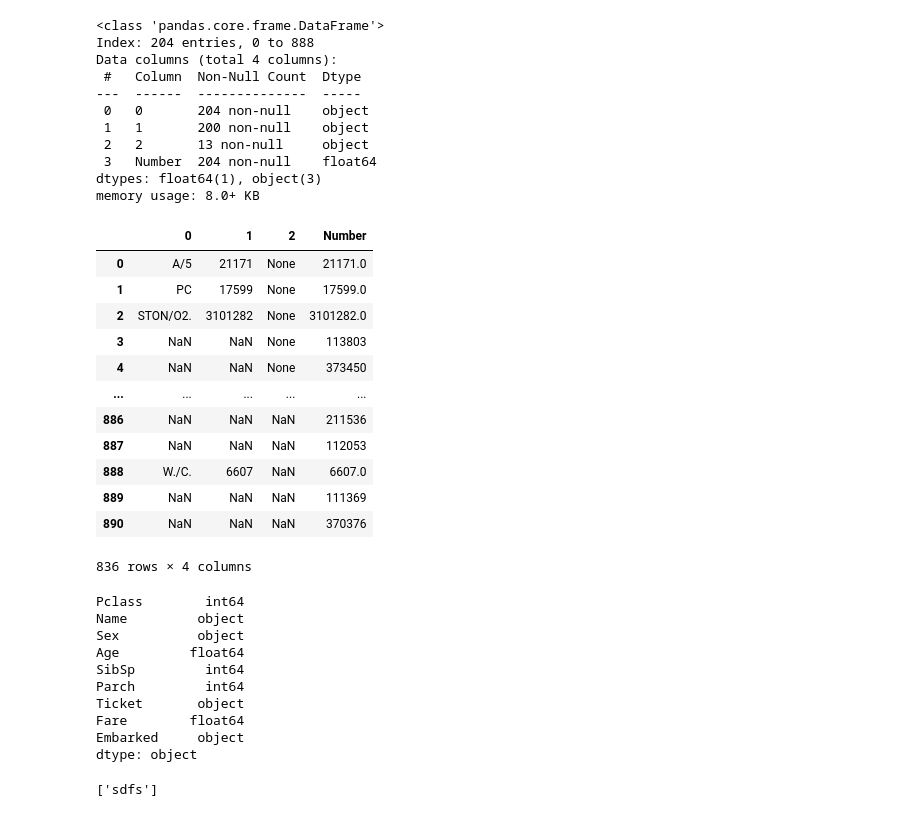
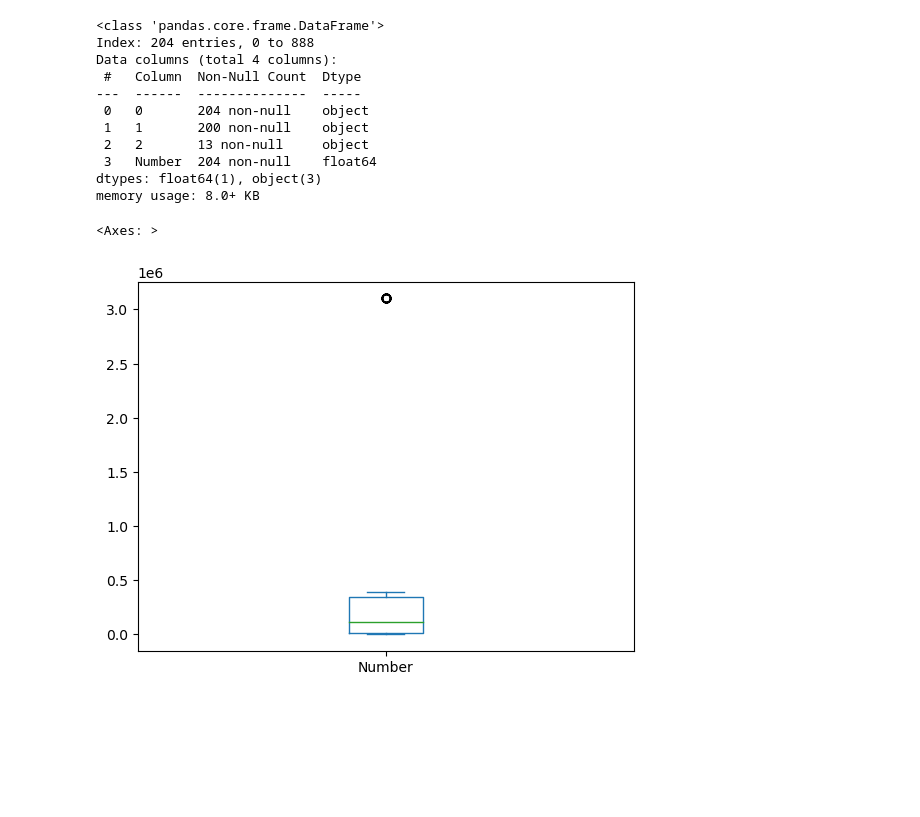
Before and after one commit to sydneycally-inclane-2812/titanic-survival-analysis, a Jupyter notebook: titanicSurvivalAnalysis.ipynb, the cells around one changed output. Cells and saved outputs as stored; diff of their text form; code cells hidden in the pictures; blank space fills up the shorter version.

Commit message:
Finished cleaning and visualizing data

```diff
--- a/titanicSurvivalAnalysis.ipynb
+++ b/titanicSurvivalAnalysis.ipynb
@@ -231,10 +245,12 @@ data_total1["Age"].plot(kind='hist', rwidth=0.8)
 <Axes: ylabel='Frequency'>
 [figure]
 # %%
-data_total1["Age"].fillna(data_total1["Age"].mean(), inplace=True)
-data_total1.drop("Cabin", axis=1, inplace=True)
-data_total1.dropna(subset = ["Embarked"], axis=0, inplace=True)
-data_total1.info()
+data_total1_df2 = data_total1_df1.copy()
+data_total1_df2["Age"] = data_total1_df1["Age"].fillna(data_total1_df1["Age"].mean())
+data_total1_df2 = data_total1_df2.drop("Cabin", axis=1)
+data_total1_df2 = data_total1_df2.dropna(subset = ["Embarked"], axis=0)
+data_total1_df2.info()
+data_total1_df2
 # %% [output]
 <class 'pandas.core.frame.DataFrame'>
 Index: 836 entries, 0 to 890
@@ -284,5 +300,6 @@ dtype: object
 # %%
-data_total1.sort_values(by="Ticket")
+data_total1_df3 = data_total1_df2.copy()
+data_total1_df3.sort_values(by="Ticket")
 # %% [output]
 |  | PassengerId | Survived | Pclass | Name | Sex | Age | SibSp | Parch | Ticket | Fare | ... |
 | 759 | 760 | 1.0 | 1 | Rothes, the Countess. of (Lucy No... | female | 33.000000 | 0 | 0 | 110152 | 86.500 | ... |
@@ -298,8 +315,8 @@ data_total1.sort_values(by="Ticket")
 | 540 | 541 | 1.0 | 1 | Crosby, Miss. Harriet R | female | 36.000000 | 0 | 2 | WE/P 5735 | 71.000 | ... |
 836 rows × 11 columns
 # %%
-separated = data_total1[data_total1["Ticket"].str.split(" ", expand=True)[0].str.isnumeric() == False]["Ticket"].str.split(" ", expand = True)
-whole_numbers =  data_total1[data_total1["Ticket"].str.split(" ", expand=True)[0].str.isnumeric() == True]["Ticket"].str.split(" ", expand = True)
+separated = data_total1_df3[data_total1_df3["Ticket"].str.split(" ", expand=True)[0].str.isnumeric() == False]["Ticket"].str.split(" ", expand = True)
+whole_numbers =  data_total1_df3[data_total1_df3["Ticket"].str.split(" ", expand=True)[0].str.isnumeric() == True]["Ticket"].str.split(" ", expand = True)
 whole_numbers["Filler1"] = np.nan
 whole_numbers["Filler2"] = np.nan
 whole_numbers["Filler3"] = np.nan
@@ -356,18 +371,6 @@ dtypes: float64(1), object(3)
 memory usage: 8.0+ KB
 # %%
 separated_with_whole = pd.concat([separated, whole_numbers], axis=0).sort_index()
-separated_with_whole
+only_numbers = separated_with_whole["Number"]
+data_total1_df4 = pd.concat([data_total1_df3, only_numbers.astype(int)], axis=1)
+data_total1_df4 = data_total1_df4.drop("Ticket", axis=1)
-# %% [output]
-|  | 0 | 1 | 2 | Number |
-| 0 | A/5 | 21171 | None | 21171.0 |
-| 1 | PC | 17599 | None | 17599.0 |
-| 2 | STON/O2. | 3101282 | None | 3101282.0 |
-| 3 | NaN | NaN | None | 113803 |
-| 4 | NaN | NaN | None | 373450 |
-| ... | ... | ... | ... | ... |
-| 886 | NaN | NaN | NaN | 211536 |
-| 887 | NaN | NaN | NaN | 112053 |
-| 888 | W./C. | 6607 | NaN | 6607.0 |
-| 889 | NaN | NaN | NaN | 111369 |
-| 890 | NaN | NaN | NaN | 370376 |
-836 rows × 4 columns
@@ -376,18 +377,5 @@ X = data_total1.drop(["Survived", "PassengerId"], axis=1)
-# %%
-X.dtypes
-# %% [output]
-Pclass        int64
-Name         object
-Sex          object
-Age         float64
-SibSp         int64
-Parch         int64
-Ticket       object
-Fare        float64
-Embarked     object
-dtype: object
-# %%
-test = "sdfs"
-test.split(" ")
-# %% [output]
-['sdfs']
+# %%
+data_total1_df4["Number"].plot(kind='box')
+# %% [output]
+<Axes: >
+[figure, added]
```
Also changed, not shown: parts of 14 cells of this notebook.
